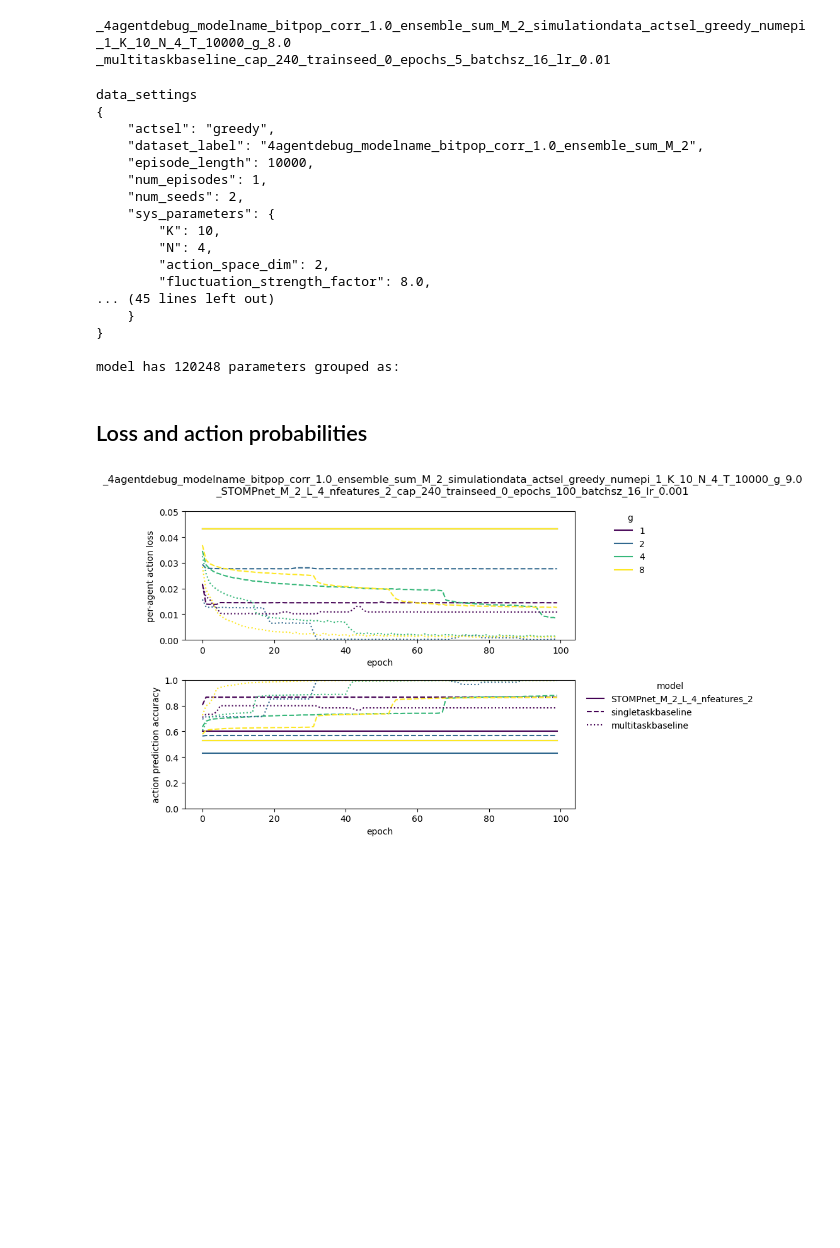
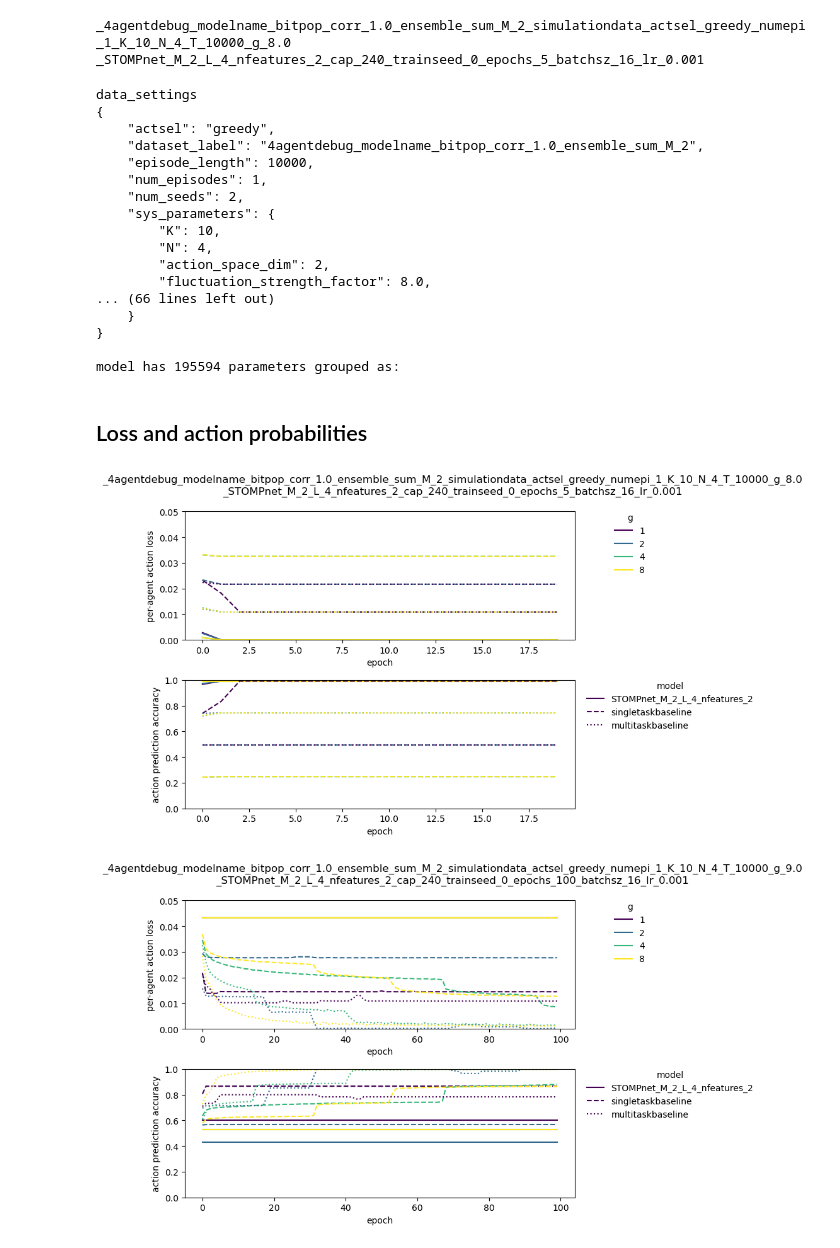
Before and after one commit to amimem/ToMM, a Jupyter notebook: trained_networks_analysis.ipynb, the cells around one changed output. Cells and saved outputs as stored; diff of their text form; code cells hidden in the pictures; blank space fills up the shorter version.

```diff
--- a/trained_networks_analysis.ipynb
+++ b/trained_networks_analysis.ipynb
@@ -63,16 +63,16 @@ seed_idx = 0
 #                 '_multitaskbaseline' +\
 #  '_STOMPnet_M_2_L_4_nfeatures_2' +\
 training_settings_str =\
-                '_multitaskbaseline' +\
+ '_STOMPnet_M_2_L_4_nfeatures_2' +\
                 '_cap_240' +\
                 '_trainseed_0' +\
                 '_epochs_5' +\
                 '_batchsz_16' +\
-                '_lr_0.01'
+                '_lr_0.001'
 print(training_settings_str)
 # %% [output]
 _4agentdebug_modelname_bitpop_corr_1.0_ensemble_sum_M_2_simulationdata_actsel_greedy_numepi_1_K_10_N_4_T_10000_g_8.0
-_multitaskbaseline_cap_240_trainseed_0_epochs_5_batchsz_16_lr_0.01
+_STOMPnet_M_2_L_4_nfeatures_2_cap_240_trainseed_0_epochs_5_batchsz_16_lr_0.001
 # %%
 out_dir = "output/"
 data_settings = np.load(out_dir + data_settings_str + ".npy", allow_pickle=True).item()
@@ -102,15 +102,15 @@ data_settings
         "N": 4,
         "action_space_dim": 2,
         "fluctuation_strength_factor": 8.0,
-... (45 lines left out)
+... (66 lines left out)
     }
 }
 
-model has 120248 parameters grouped as:
+model has 195594 parameters grouped as:
 # %% [markdown]
 ## Loss and action probabilities
 # %%
-def collect_data_over_files(glist,modellist):
+def collect_data_over_files(glist,modellist,corr=1.0,learning_rate=0.01,episodelen=1000,epochs=20):
     data_dict={}
     for model_name in modellist:
         data_dict[model_name]={}
@@ -119,7 +119,7 @@ def collect_data_over_files(glist,modellist):
             data_settings_str =\
                         '_4agentdebug' +\
                         '_modelname_bitpop' +\
-                        '_corr_1.0' +\
+                        '_corr_'+str(corr) +\
                         '_ensemble_sum' +\
                         '_M_2' +\
                         '_simulationdata' +\
@@ -127,15 +127,15 @@ def collect_data_over_files(glist,modellist):
                         '_numepi_1' +\
                         '_K_10' +\
                         '_N_4' +\
-                        '_T_10000' +\
+                        '_T_'+str(episodelen) +\
                         f'_g_'+str(g)+'.0'
             training_settings_str =\
                         '_'+model_name +\
                         '_cap_240' +\
                         '_trainseed_0' +\
-                        '_epochs_100' +\
+                        '_epochs_'+str(epochs) +\
                         '_batchsz_16' +\
-                        '_lr_0.001'
+                        '_lr_'+str(learning_rate)
             out_dir = "output/"
             seed_idx=0
         #     data_settings = np.load(out_dir + data_settings_str + ".npy", allow_pickle=True).item()
@@ -153,3 +153,31 @@ data_dict=collect_data_over_files(glist,modellist)
+# %%
+fig,ax=pl.subplots(2,1,figsize=(10,6))
+mkr=['-','--',':']
+colors=pl.cm.get_cmap('viridis')(np.linspace(0, 1, len(glist)))
+for mit,model_name in enumerate(modellist):
+    for git,g in enumerate(glist):
+        if mit==0:
+            ax[0].plot(data_dict[model_name][g]['loss'],mkr[mit],color=colors[git],label=g)
+        else:
+            ax[0].plot(data_dict[model_name][g]['loss'],mkr[mit],color=colors[git])
+        ax[0].set_ylabel('per-agent action loss')
+        ax[0].set_xlabel('epoch')
+        ax[0].set_ylim(0,0.05)
+        if git==0:
+            ax[1].plot(data_dict[model_name][g]['accuracy'],mkr[mit],color=colors[git],label=model_name)
+        else:
+            ax[1].plot(data_dict[model_name][g]['accuracy'],mkr[mit],color=colors[git])
+        ax[1].set_ylabel('action prediction accuracy')
+        ax[1].set_xlabel('epoch')
+        ax[1].set_ylim(0,1)
+ax[0].legend(frameon=False,bbox_to_anchor=(1.2, 1.05),title='g')
+ax[1].legend(frameon=False,bbox_to_anchor=(1.01, 1.05),title='model')
+fig.suptitle(data_settings_str+'\n'+training_settings_str)
+#     acc == (true == mdl(x).max(1).item() / true.size(0)
+fig.tight_layout()
+fig.savefig('results_fig.png', transparent=True, bbox_inches="tight", dpi=300)
+# %% [output]
+[figure, added]
 # %%
 fig,ax=pl.subplots(2,1,figsize=(10,6))
 mkr=['-','--',':']
```
Also changed, not shown: parts of 17 cells of this notebook, 5 other files.
